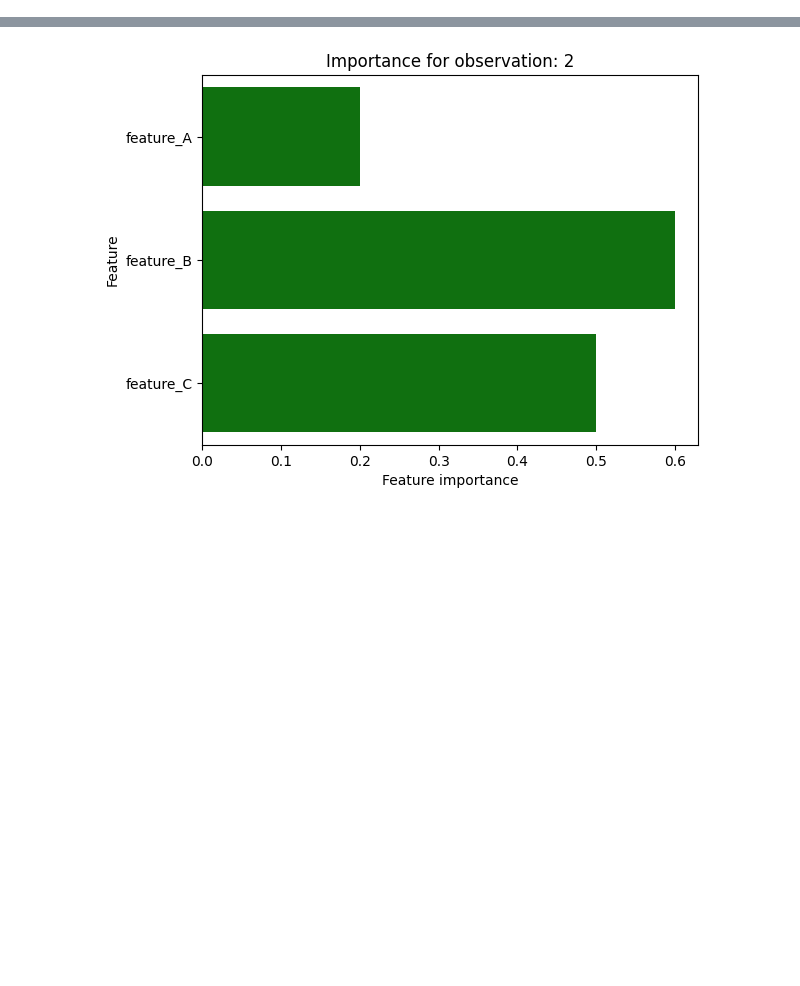
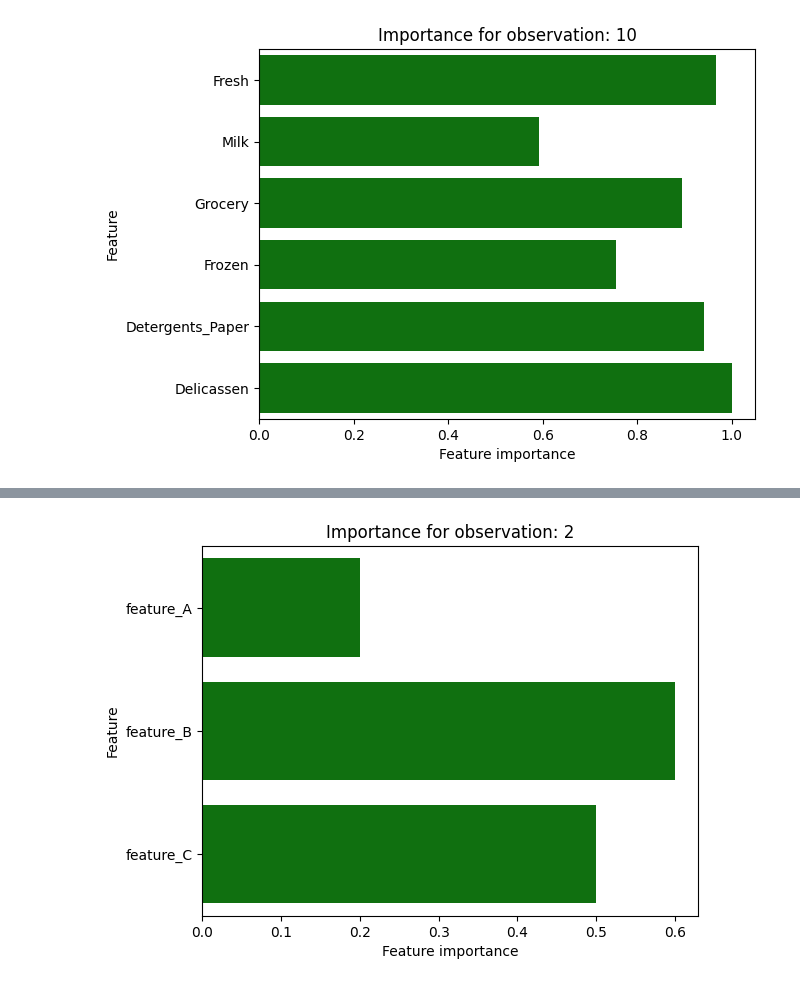
Before and after one commit to AlexF1994/cluster-explain, a Jupyter notebook: notebooks/plotting_importances.ipynb, the cells around one changed output, grey strips where cells are left out. Drawn from its saved outputs; the diff is of its cells as text; code cells hidden in the pictures; blank space fills up the shorter version.

```diff
--- a/notebooks/plotting_importances.ipynb
+++ b/notebooks/plotting_importances.ipynb
@@ -24,3 +25,5 @@ cluster_centers = kmeans.cluster_centers_
 predictions = kmeans.predict(X)
 explained_clustering_next_best =  XkmExplainer(X,  kmeans.cluster_centers_, "next_best", "euclidean", predictions, feature_names).fit_explain()
 explained_clustering_all = XkmExplainer(X,  kmeans.cluster_centers_, "all", "euclidean", predictions, feature_names).fit_explain()
+explained_clustering_simple = XkmExplainer(X,  kmeans.cluster_centers_, "within_scatter", "euclidean", predictions, feature_names).fit_explain()
+explained_clustering_ratio = XkmExplainer(X,  kmeans.cluster_centers_, "scatter_ratio", "euclidean", predictions, feature_names).fit_explain()
@@ -39,0 +58,4 @@ explained_clustering_next_best.pointwise_relevance.show_single_observation_relev
+# %%
+explained_clustering_simple.pointwise_relevance.show_single_observation_relevance(10)
+# %% [output]
+[figure, added]
```
Also changed, not shown: parts of 20 cells of this notebook, 10 other files.
